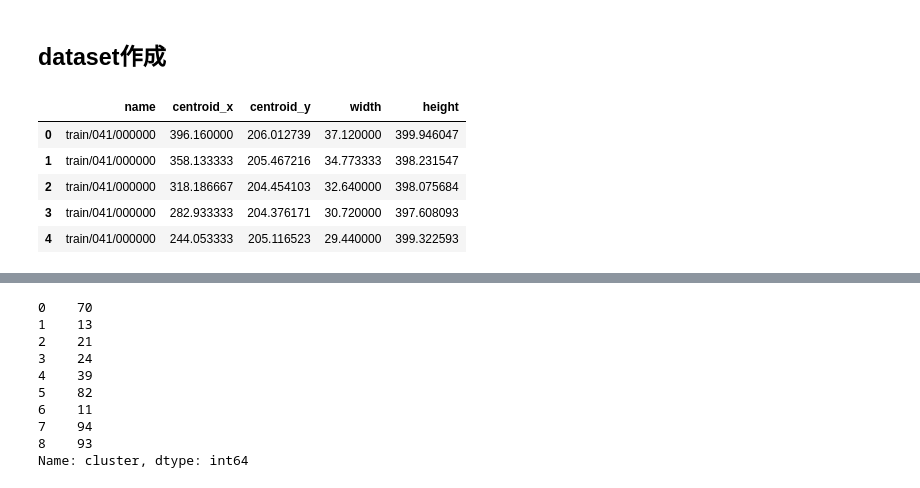
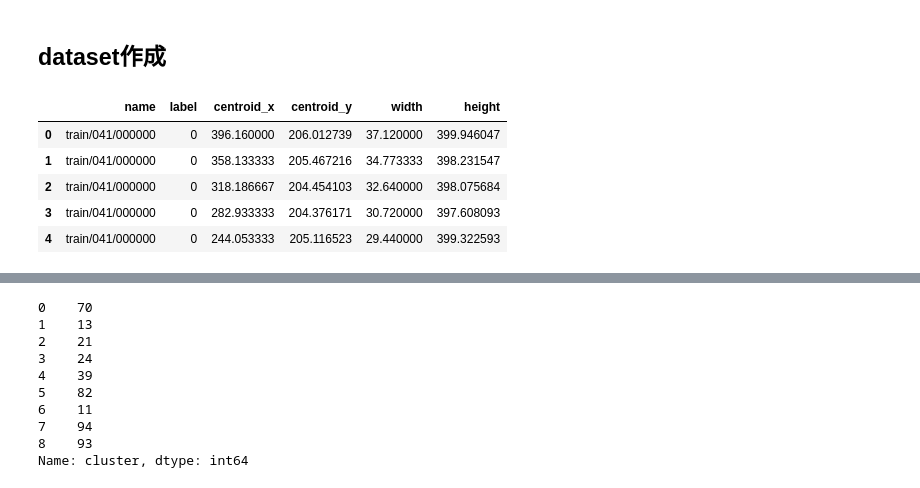
Before and after one commit to ryosanada/kuzushiji_1, a Jupyter notebook: sanada/baseline_自作yolo.ipynb, the cells around one changed output, grey strips where cells are left out. Cells and saved outputs as stored; diff of their text form; code cells hidden in the pictures.

```diff
--- a/sanada/baseline_自作yolo.ipynb
+++ b/sanada/baseline_自作yolo.ipynb
@@ -56,46 +56,47 @@ with zipfile.ZipFile(path_train_4, 'r') as zip_file:
                 img_bin = io.BytesIO(img_file.read())
                 # バイナリデータをpillowから開く
                 img = Image.open(img_bin)
                 # size
                 img_dict['width'].append(img.size[0])
                 img_dict['height'].append(img.size[1])
 
         # tsvファイル
         elif info.filename.endswith('.tsv'):
             annot_list.append(info.filename)
             # 対象のtsvファイルを開く
             with zip_file.open(info.filename) as annot_file:
                 annots = np.loadtxt(annot_file, delimiter="\t")
                 if np.ndim(annots) == 1:
                     annots = annots[np.newaxis]
                 for a in annots:
                     annot_dict['name'].append(info.filename[:-4])
                     x_list = a[0::2]
                     y_list = a[1::2]
                     centroid_x = np.mean(x_list)
                     centroid_y = np.mean(y_list)
                     width = np.max(x_list) - np.min(x_list)
                     height = np.max(y_list) - np.min(y_list)
                     annot_dict['centroid_x'].append(centroid_x)
                     annot_dict['centroid_y'].append(centroid_y)
                     annot_dict['width'].append(width)
                     annot_dict['height'].append(height)
 
 df_annot = pd.DataFrame(annot_dict)
 df_img = pd.DataFrame(img_dict)
+
+df_tmp = pd.merge(df_annot, df_img, how='inner', on='name', suffixes=('_annot', '_img'))
+df_annot = df_tmp[['name']]
+df_annot['label'] = 0
+df_annot[['centroid_x', 'centroid_y']] = df_tmp[['centroid_x', 'centroid_y']].values /  df_tmp[['width_img', 'height_img']].values * img_size
+df_annot[['width', 'height']] = df_tmp[['width_annot', 'height_annot']].values /  df_tmp[['width_img', 'height_img']].values * img_size
+df_annot.head()
+# %% [output]
+|  | name | label | centroid_x | centroid_y | width | height |
+| 0 | train/041/000000 | 0 | 396.160000 | 206.012739 | 37.120000 | 399.946047 |
+| 1 | train/041/000000 | 0 | 358.133333 | 205.467216 | 34.773333 | 398.231547 |
+| 2 | train/041/000000 | 0 | 318.186667 | 204.454103 | 32.640000 | 398.075684 |
+| 3 | train/041/000000 | 0 | 282.933333 | 204.376171 | 30.720000 | 397.608093 |
+| 4 | train/041/000000 | 0 | 244.053333 | 205.116523 | 29.440000 | 399.322593 |
-# %%
-df_tmp = pd.merge(df_annot, df_img, how='inner', on='name', suffixes=('_annot', '_img'))
-df = df_tmp[['name']]
-df[['centroid_x', 'centroid_y']] = df_tmp[['centroid_x', 'centroid_y']].values /  df_tmp[['width_img', 'height_img']].values * img_size
-df[['width', 'height']] = df_tmp[['width_annot', 'height_annot']].values /  df_tmp[['width_img', 'height_img']].values * img_size
-df.head()
-# %% [output]
-|  | name | centroid_x | centroid_y | width | height |
-| 0 | train/041/000000 | 396.160000 | 206.012739 | 37.120000 | 399.946047 |
-| 1 | train/041/000000 | 358.133333 | 205.467216 | 34.773333 | 398.231547 |
-| 2 | train/041/000000 | 318.186667 | 204.454103 | 32.640000 | 398.075684 |
-| 3 | train/041/000000 | 282.933333 | 204.376171 | 30.720000 | 397.608093 |
-| 4 | train/041/000000 | 244.053333 | 205.116523 | 29.440000 | 399.322593 |
 # %%
 km = KMeans(n_clusters=9,
             init='random',
```
Also changed, not shown: parts of 12 cells of this notebook.
